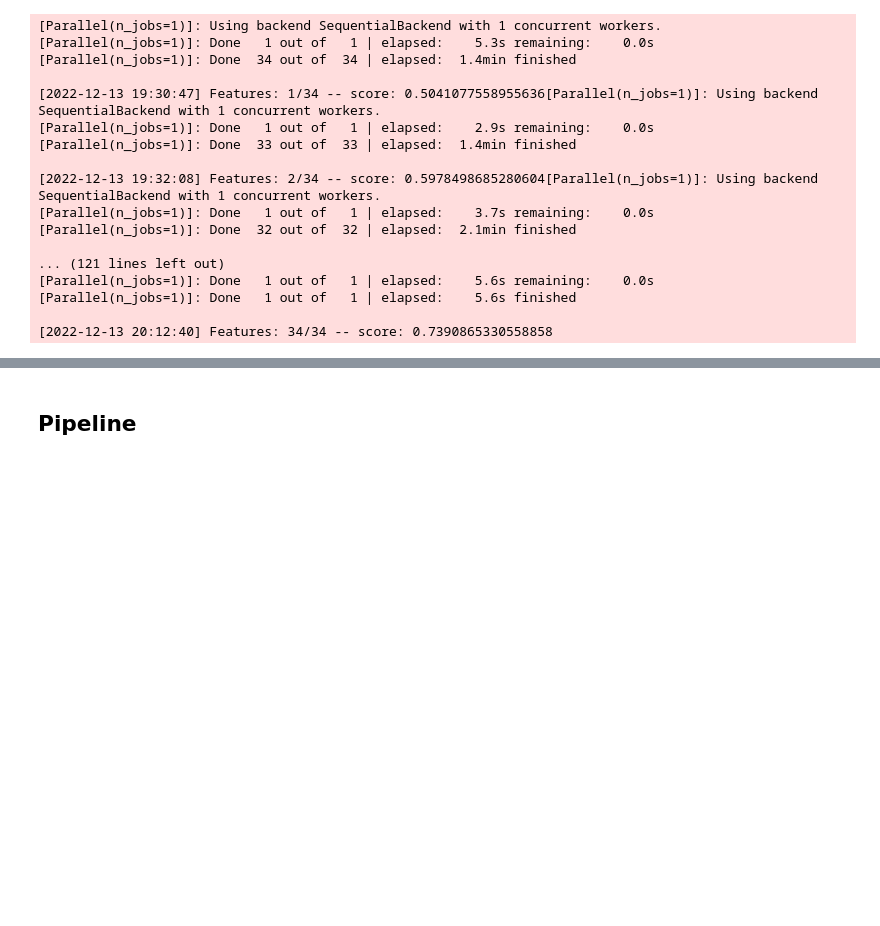
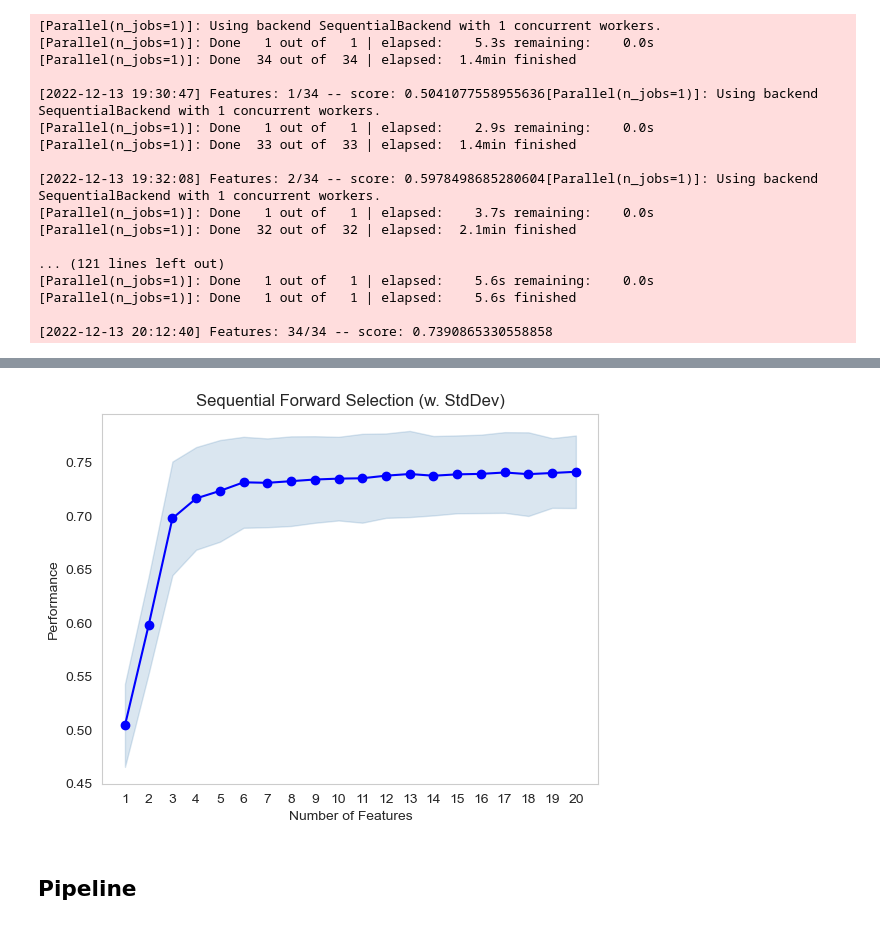
Before and after one commit to Siqi-Hu/LELEC2870-project, a Jupyter notebook: scripts/feastureSelection.ipynb, the cells around one changed output, grey strips where cells are left out. Saved outputs shown, nothing was run; the diff lists cells and outputs as text; code cells hidden in the pictures; blank space fills up the shorter version.

```diff
--- a/scripts/feastureSelection.ipynb
+++ b/scripts/feastureSelection.ipynb
@@ -346,3 +308,10 @@ efs.fit(non_emb_df, np.log(1 + Y1))
+# %%
+fig1 = plot_sfs(sfs_34.get_metric_dict(), kind='std_dev')
+plt.title('Sequential Forward Selection (w. StdDev)')
+plt.grid()
+plt.show()
+# %% [output]
+[figure, added]
 # %% [markdown]
 ## Pipeline
 # %%
```
Also changed, not shown: parts of 11 cells of this notebook, 1 other file.
